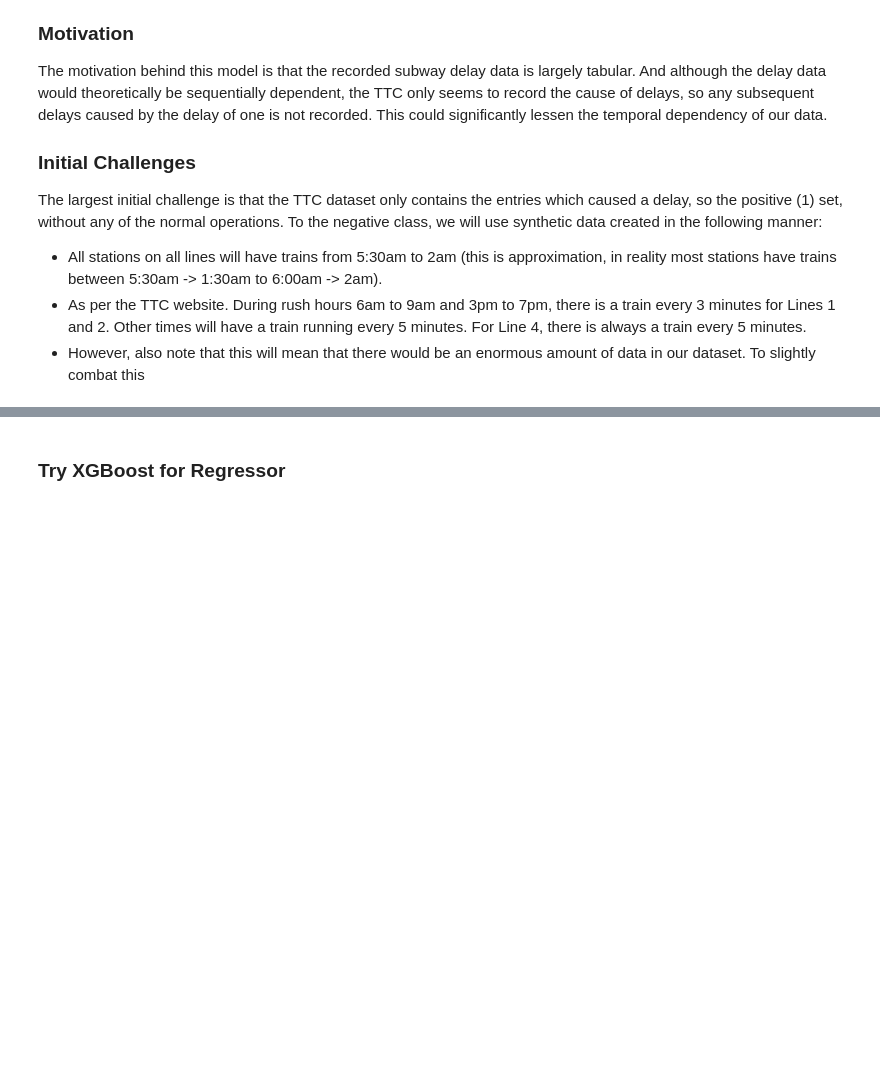
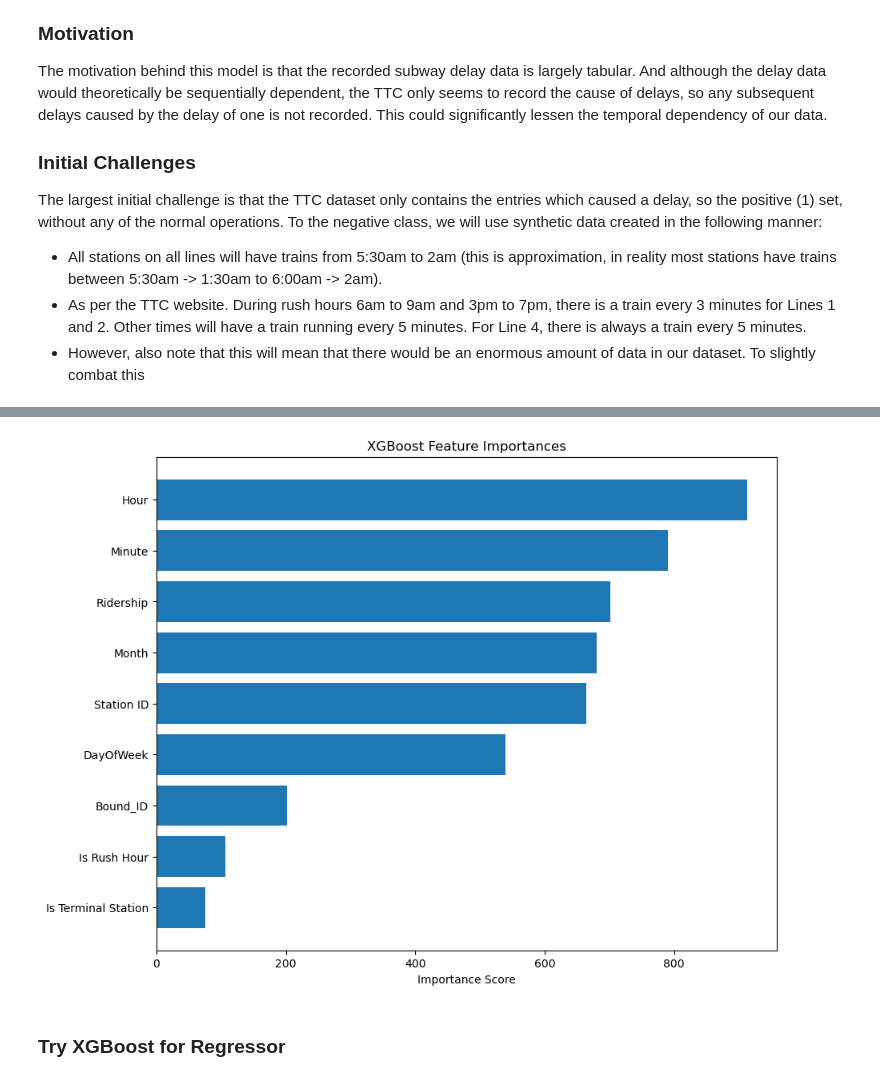
Before and after one commit to michelleyucollins/TardyTerminatorCommittee, a Jupyter notebook: subway_analysis/models/XGBoost_test.ipynb, the cells around one changed output, grey strips where cells are left out. Drawn from its saved outputs; the diff is of its cells as text; code cells hidden in the pictures; blank space fills up the shorter version.

Commit message:
Updated feature importance

```diff
--- a/subway_analysis/models/XGBoost_test.ipynb
+++ b/subway_analysis/models/XGBoost_test.ipynb
@@ -31,7 +31,7 @@ def is_terminal_station(line, station_name):
     return False
 # %%
 df = pd.read_csv('../data/cleaned_data_with_bounds.csv')
-df['Datetime'] = pd.to_datetime(original_df['Datetime'])
+df['Datetime'] = pd.to_datetime(df['Datetime'])
 df['Delayed'] = 1  # Mark original records as delayed
 # Drop the Vehicle ID column
 df = df.drop(columns=['Vehicle'])
@@ -347,4 +423,25 @@ weighted avg       1.00      1.00      1.00   4097419
 [figure]
+# %%
+import operator
+
+# Extract feature importance scores from the booster
+importance_dict = model.get_booster().get_score(importance_type='weight')
+# Alternatively, you could use 'gain' or 'cover' as the importance type
+
+# Sort the features by importance (highest first)
+sorted_importance = sorted(importance_dict.items(), key=operator.itemgetter(1), reverse=True)
+features = [item[0] for item in sorted_importance]
+importances = [item[1] for item in sorted_importance]
+
+# Create a horizontal bar chart for better readability
+plt.figure(figsize=(10, 8))
+plt.barh(features, importances)
+plt.xlabel('Importance Score')
+plt.title('XGBoost Feature Importances')
+plt.gca().invert_yaxis()  # Invert y-axis so that the most important features appear at the top
+plt.show()
+# %% [output]
+[figure, added]
 # %% [markdown]
 ### Try XGBoost for Regressor
 # %%
```
Also changed, not shown: parts of 6 cells of this notebook, 4 other files.
